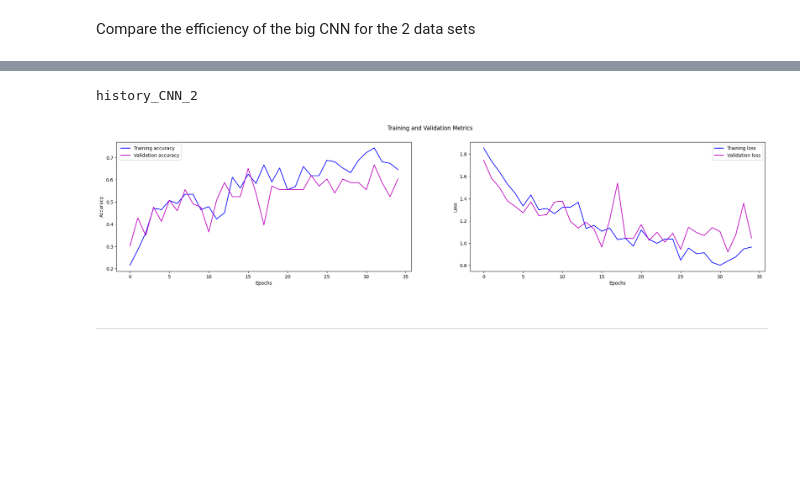
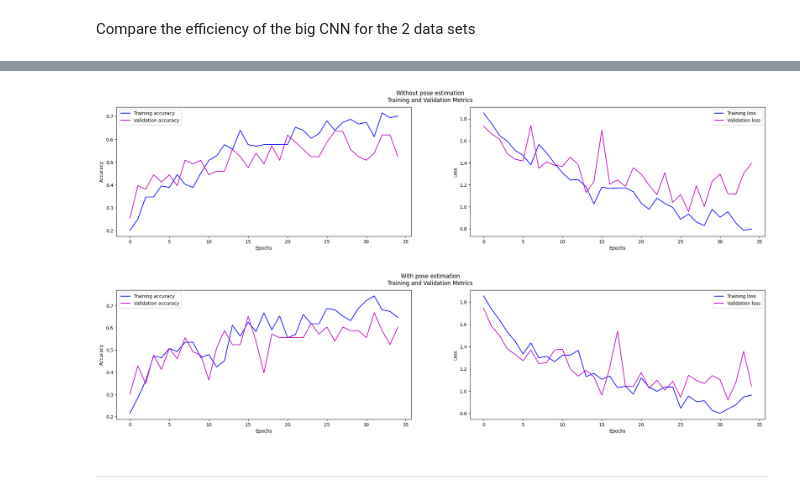
Before and after one commit to Aubert-Antoine/EL_3003-IA_et_Deep_Learning, a Jupyter notebook: LAB 7 FaceRecognition/TP7_FaceRecognition.ipynb, the cells around one changed output, grey strips where cells are left out. Saved outputs shown, nothing was run; the diff lists cells and outputs as text; code cells hidden in the pictures; blank space fills up the shorter version.

```diff
--- a/LAB 7 FaceRecognition/TP7_FaceRecognition.ipynb
+++ b/LAB 7 FaceRecognition/TP7_FaceRecognition.ipynb
@@ -745,9 +772,11 @@ history CNN 1 ==> With pose estimation
-# %%
-print("history CNN 2 ==> With pose estimation")
-history_plot(history_CNN_2)
-# %% [output]
-history_CNN_2
-[figure, removed]
+# %%
+history_plot(history_CNN_1, "Without pose estimation")
+# %% [output]
+[figure, added]
+# %%
+history_plot(history_CNN_2, "With pose estimation")
+# %% [output]
+[figure, added]
 # %% [markdown]
 ***
 # %% [markdown]
```
Also changed, not shown: parts of 8 cells of this notebook.
